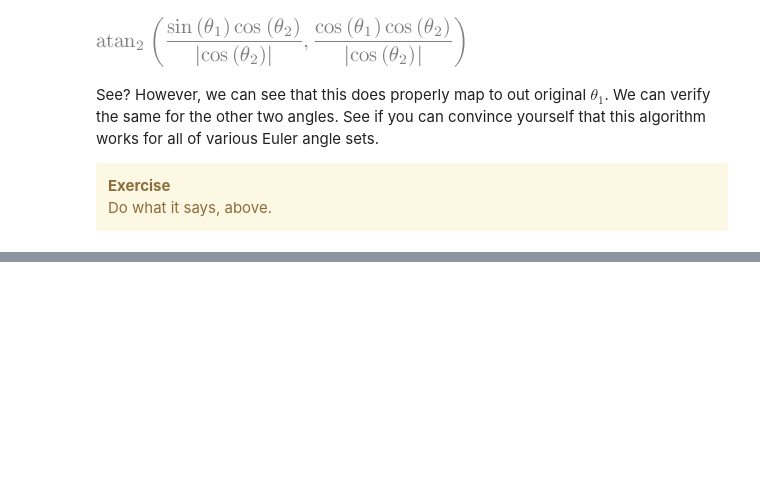
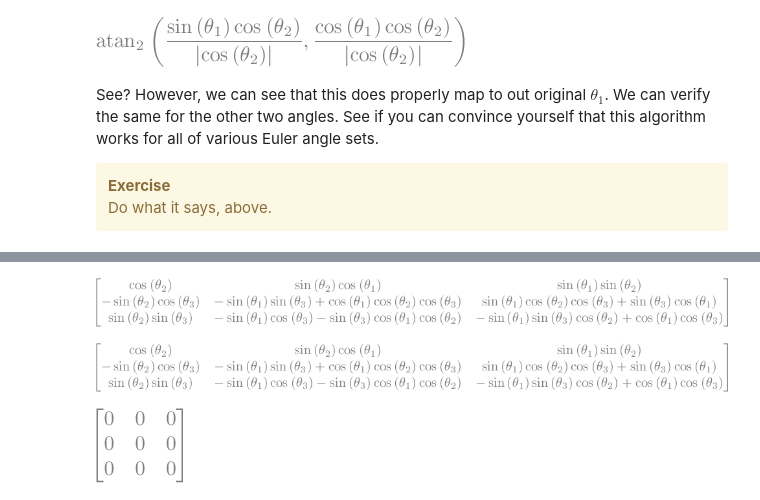
Before and after one commit to dsavransky/astrodynamicsbook, a Jupyter notebook: Notebooks/05-More Reference Frames.ipynb, the cells around one changed output, grey strips where cells are left out. Saved outputs shown, nothing was run; the diff lists cells and outputs as text; code cells hidden in the pictures; blank space fills up the shorter version.

```diff
--- a/Notebooks/05-More Reference Frames.ipynb
+++ b/Notebooks/05-More Reference Frames.ipynb
@@ -484,0 +498,15 @@ genNextLink()
+# %%
+i,j,k  = 1, 3, 1
+bCa_body_131 = rotMat(k,th3)*rotMat(j,th2)*rotMat(i,th1)
+bCa_body_131
+# %% [output]
+[figure, added]
+# %%
+bCa_body_131_v2 = rotMat(k,th3-pi)*rotMat(j,-th2)*rotMat(i,th1-pi)
+bCa_body_131_v2
+# %% [output]
+[figure, added]
+# %%
+bCa_body_131 - bCa_body_131_v2
+# %% [output]
+[figure, added]
```
Also changed, not shown: parts of 15 cells of this notebook.
